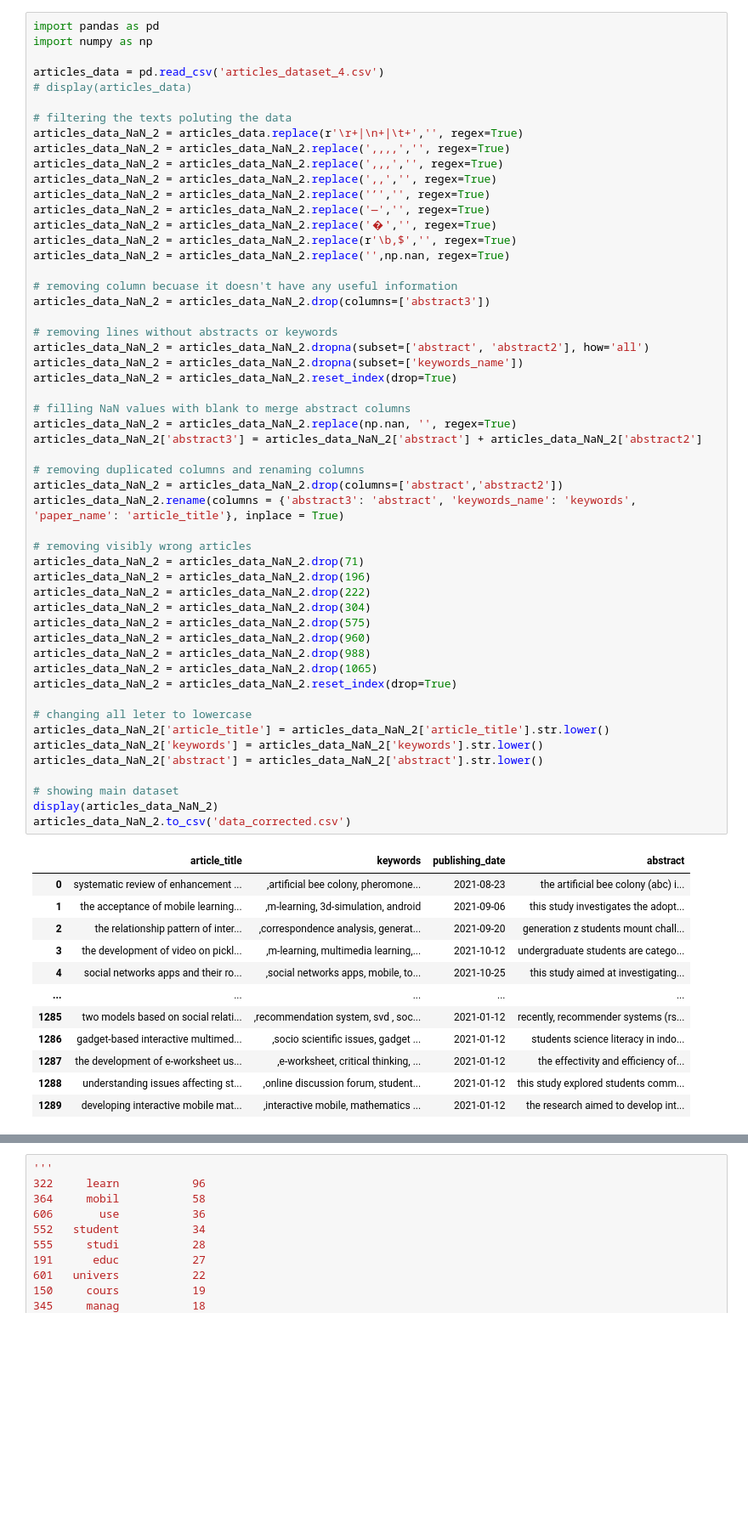
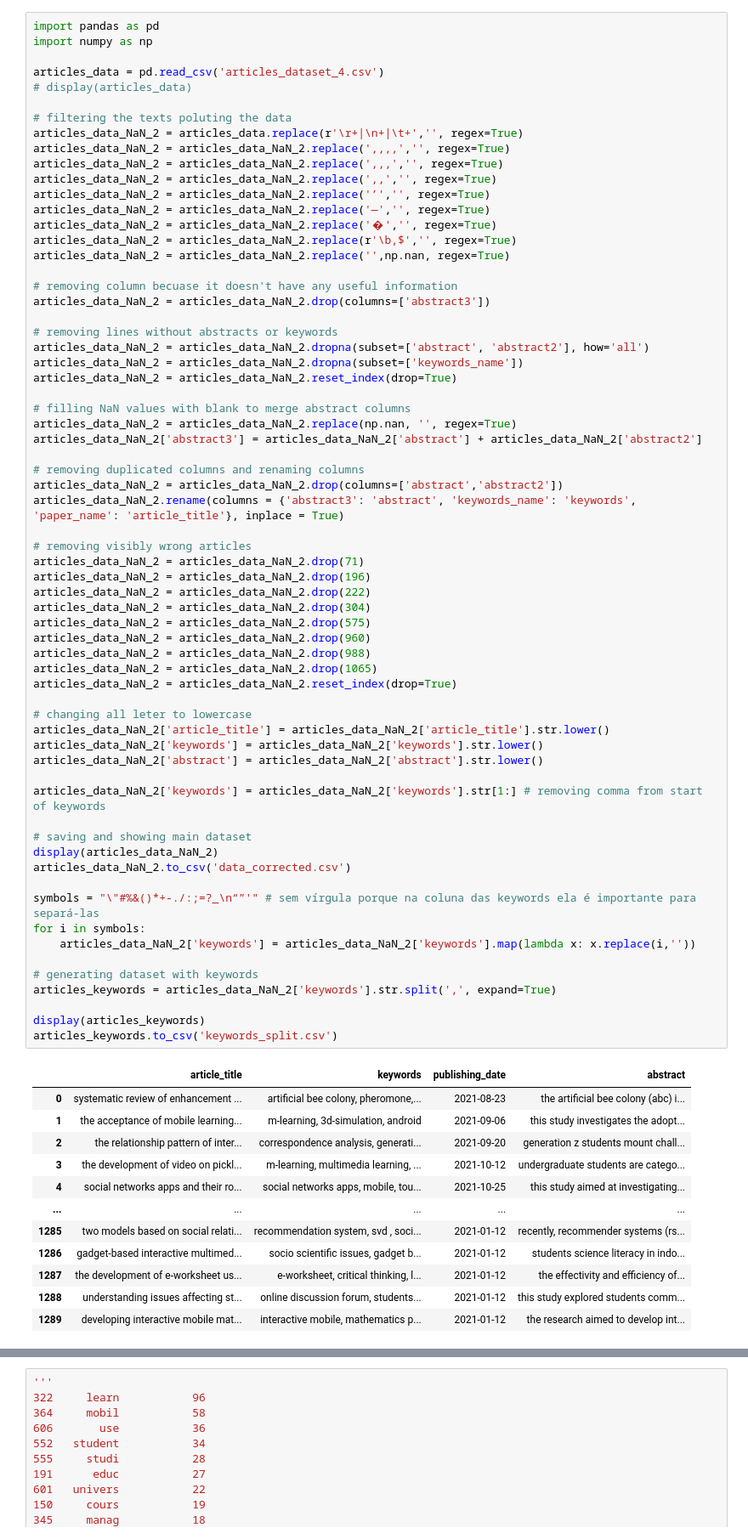
Before and after one commit to Gafiam/TCC, a Jupyter notebook: iJIM/dataset_modeling.ipynb, the cells around one changed output, grey strips where cells are left out. Shown: that part at 85% size. Saved outputs shown, nothing was run; the diff lists cells and outputs as text; blank space fills up the shorter version.

```diff
--- a/iJIM/dataset_modeling.ipynb
+++ b/iJIM/dataset_modeling.ipynb
@@ -25,43 +25,55 @@ articles_data_NaN_2 = articles_data_NaN_2.dropna(subset=['keywords_name'])
 articles_data_NaN_2 = articles_data_NaN_2.reset_index(drop=True)
 
 # filling NaN values with blank to merge abstract columns
 articles_data_NaN_2 = articles_data_NaN_2.replace(np.nan, '', regex=True)
 articles_data_NaN_2['abstract3'] = articles_data_NaN_2['abstract'] + articles_data_NaN_2['abstract2']
 
 # removing duplicated columns and renaming columns
 articles_data_NaN_2 = articles_data_NaN_2.drop(columns=['abstract','abstract2'])
 articles_data_NaN_2.rename(columns = {'abstract3': 'abstract', 'keywords_name': 'keywords', 'paper_name': 'article_title'}, inplace = True)
 
 # removing visibly wrong articles
 articles_data_NaN_2 = articles_data_NaN_2.drop(71)
 articles_data_NaN_2 = articles_data_NaN_2.drop(196)
 articles_data_NaN_2 = articles_data_NaN_2.drop(222)
 articles_data_NaN_2 = articles_data_NaN_2.drop(304)
 articles_data_NaN_2 = articles_data_NaN_2.drop(575)
 articles_data_NaN_2 = articles_data_NaN_2.drop(960)
 articles_data_NaN_2 = articles_data_NaN_2.drop(988)
 articles_data_NaN_2 = articles_data_NaN_2.drop(1065)
 articles_data_NaN_2 = articles_data_NaN_2.reset_index(drop=True)
 
 # changing all leter to lowercase
 articles_data_NaN_2['article_title'] = articles_data_NaN_2['article_title'].str.lower()
 articles_data_NaN_2['keywords'] = articles_data_NaN_2['keywords'].str.lower()
 articles_data_NaN_2['abstract'] = articles_data_NaN_2['abstract'].str.lower()
 
-# showing main dataset
+articles_data_NaN_2['keywords'] = articles_data_NaN_2['keywords'].str[1:] # removing comma from start of keywords
+
+# saving and showing main dataset
 display(articles_data_NaN_2)
 articles_data_NaN_2.to_csv('data_corrected.csv')
+
+symbols = "\"#%&()*+-./:;=?_\n“”'" # sem vírgula porque na coluna das keywords ela é importante para separá-las
+for i in symbols:
+    articles_data_NaN_2['keywords'] = articles_data_NaN_2['keywords'].map(lambda x: x.replace(i,''))
+
+# generating dataset with keywords
+articles_keywords = articles_data_NaN_2['keywords'].str.split(',', expand=True)
+
+display(articles_keywords)
+articles_keywords.to_csv('keywords_split.csv')
 # %% [output]
 |  | article_title | keywords | publishing_date | abstract |
-| 0 | systematic review of enhancement ... | ,artificial bee colony, pheromone... | 2021-08-23 | the artificial bee colony (abc) i... |
-| 1 | the acceptance of mobile learning... | ,m-learning, 3d-simulation, android | 2021-09-06 | this study investigates the adopt... |
-| 2 | the relationship pattern of inter... | ,correspondence analysis, generat... | 2021-09-20 | generation z students mount chall... |
-| 3 | the development of video on pickl... | ,m-learning, multimedia learning,... | 2021-10-12 | undergraduate students are catego... |
-| 4 | social networks apps and their ro... | ,social networks apps, mobile, to... | 2021-10-25 | this study aimed at investigating... |
+| 0 | systematic review of enhancement ... | artificial bee colony, pheromone,... | 2021-08-23 | the artificial bee colony (abc) i... |
+| 1 | the acceptance of mobile learning... | m-learning, 3d-simulation, android | 2021-09-06 | this study investigates the adopt... |
+| 2 | the relationship pattern of inter... | correspondence analysis, generati... | 2021-09-20 | generation z students mount chall... |
+| 3 | the development of video on pickl... | m-learning, multimedia learning, ... | 2021-10-12 | undergraduate students are catego... |
+| 4 | social networks apps and their ro... | social networks apps, mobile, tou... | 2021-10-25 | this study aimed at investigating... |
 | ... | ... | ... | ... | ... |
-| 1285 | two models based on social relati... | ,recommendation system, svd , soc... | 2021-01-12 | recently, recommender systems (rs... |
-| 1286 | gadget-based interactive multimed... | ,socio scientific issues, gadget ... | 2021-01-12 | students science literacy in indo... |
-| 1287 | the development of e-worksheet us... | ,e-worksheet, critical thinking, ... | 2021-01-12 | the effectivity and efficiency of... |
-| 1288 | understanding issues affecting st... | ,online discussion forum, student... | 2021-01-12 | this study explored students comm... |
-| 1289 | developing interactive mobile mat... | ,interactive mobile, mathematics ... | 2021-01-12 | the research aimed to develop int... |
+| 1285 | two models based on social relati... | recommendation system, svd , soci... | 2021-01-12 | recently, recommender systems (rs... |
+| 1286 | gadget-based interactive multimed... | socio scientific issues, gadget b... | 2021-01-12 | students science literacy in indo... |
+| 1287 | the development of e-worksheet us... | e-worksheet, critical thinking, l... | 2021-01-12 | the effectivity and efficiency of... |
+| 1288 | understanding issues affecting st... | online discussion forum, students... | 2021-01-12 | this study explored students comm... |
+| 1289 | developing interactive mobile mat... | interactive mobile, mathematics p... | 2021-01-12 | the research aimed to develop int... |
 1290 rows × 4 columns
```
Also changed, not shown: parts of 11 cells of this notebook, 9 other files.
